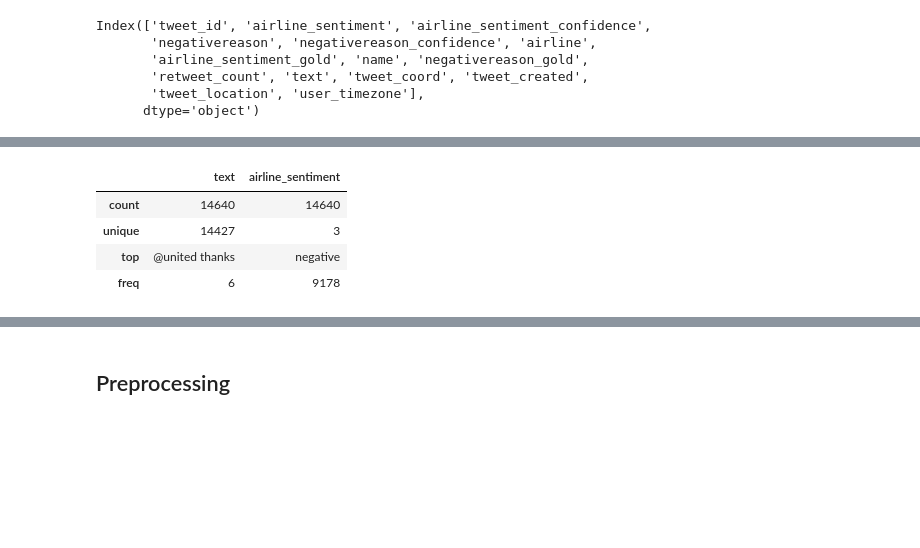
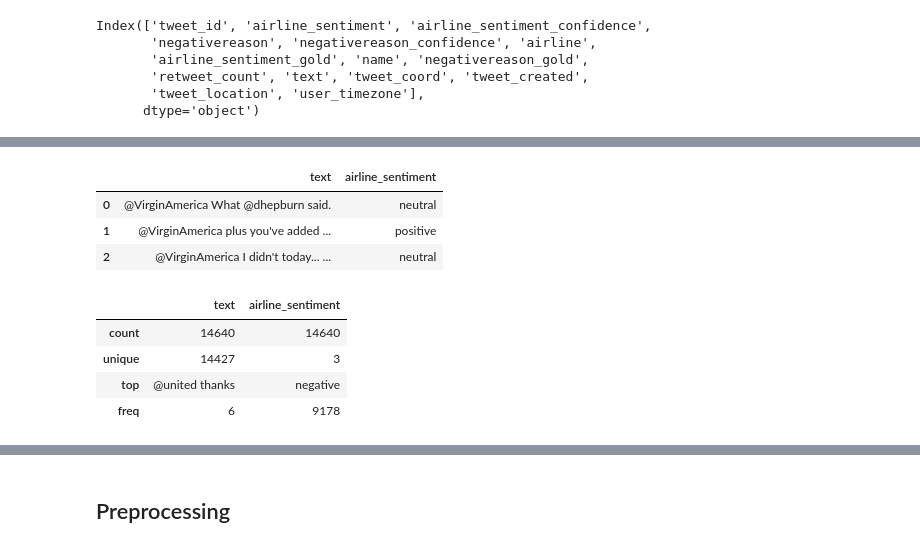
Before and after one commit to dharmsen/DBLDataChallenge, a Jupyter notebook: sentiment_models/Sentiment_models_overview(80%_accuracy_with_nn).ipynb, the cells around one changed output, grey strips where cells are left out. Cells and saved outputs as stored; diff of their text form; code cells hidden in the pictures; blank space fills up the shorter version.

```diff
--- a/sentiment_models/Sentiment_models_overview(80%_accuracy_with_nn).ipynb
+++ b/sentiment_models/Sentiment_models_overview(80%_accuracy_with_nn).ipynb
@@ -49,10 +66,22 @@ df = raw_df[['text', 'airline_sentiment']]; df.head()
-# %%
-df.describe()
-# %% [output]
-|  | text | airline_sentiment |
-| count | 14640 | 14640 |
-| unique | 14427 | 3 |
-| top | @united thanks | negative |
-| freq | 6 | 9178 |
+# %%
+# We will only need the text and airline_sentiment to train our models. Other features might
+# be helpful, but they must be in the main tweets dataset also then.
+df = raw_df[['text', 'airline_sentiment']]; df.head(3)
+# %% [output]
+|  | text | airline_sentiment |
+| 0 | @VirginAmerica What @dhepburn said. | neutral |
+| 1 | @VirginAmerica plus you've added ... | positive |
+| 2 | @VirginAmerica I didn't today... ... | neutral |
+# %%
+# We have 14640 tweets to use
+df.describe()
+
+# Note: the words 'thanks' occurs a lot in the dataset
+# %% [output]
+|  | text | airline_sentiment |
+| count | 14640 | 14640 |
+| unique | 14427 | 3 |
+| top | @united thanks | negative |
+| freq | 6 | 9178 |
 # %%
 df['airline_sentiment'].value_counts().plot(kind='barh',
```
Also changed, not shown: parts of 33 cells of this notebook, 2 other files.
